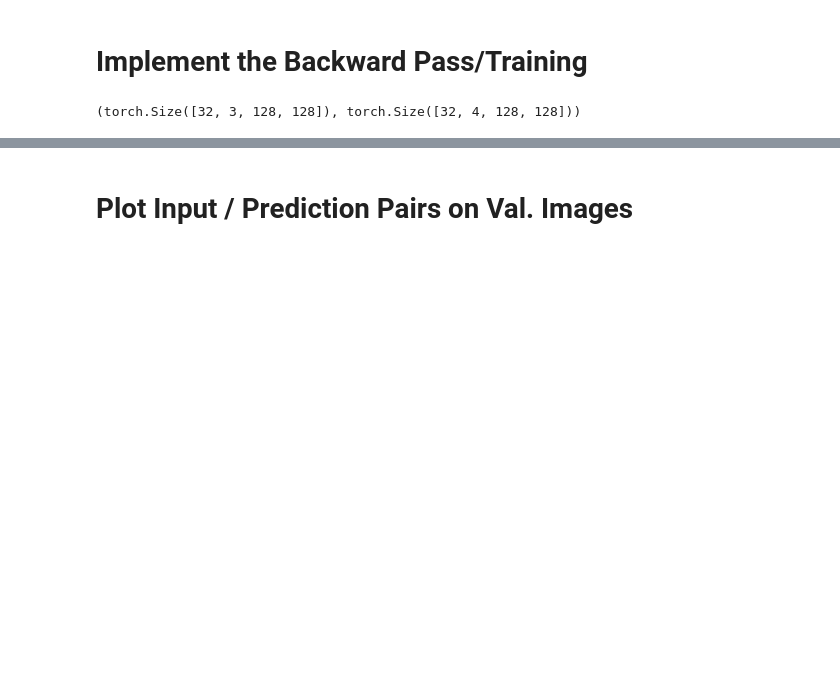
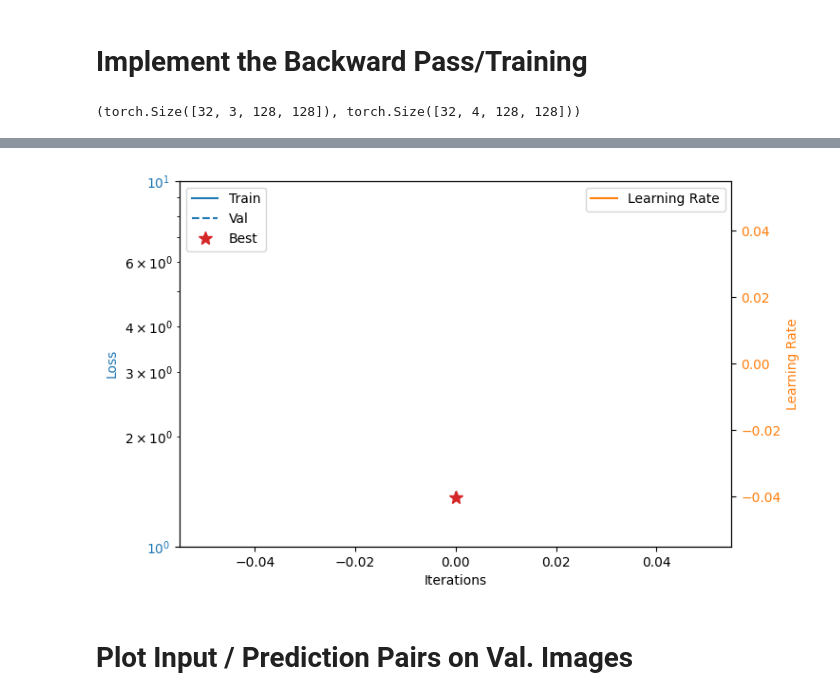
Before and after one commit to pikruse/pennycress-unet, a Jupyter notebook: notebooks/multiclass_segmentation.ipynb, the cells around one changed output, grey strips where cells are left out. Cells and saved outputs as stored; diff of their text form; code cells hidden in the pictures; blank space fills up the shorter version.

```diff
--- a/notebooks/multiclass_segmentation.ipynb
+++ b/notebooks/multiclass_segmentation.ipynb
@@ -619,3 +691,46 @@ KeyboardInterrupt:
+# %%
+# parse logs
+logs = []
+with open('../multiclass_training/log.csv', 'r') as f:
+    logs = f.readlines()
+    logs = [l.strip() for l in logs][1:]
+logs = [l.split(',') for l in logs]
+logs = np.array(logs).astype(float)
+iterations, train_loss, val_loss = logs.T
+iterations = iterations.astype(int)
+
+iters = np.arange(0, iterations.max(), 100)
+lrs = [get_lr(it) for it in iters]
+
+# get best model
+best_iter = iterations[np.argmin(val_loss)]
+
+# plot
+fig, ax = plt.subplots(1, 1, figsize=(7.5, 5))
+
+# losses
+ax.semilogy(iterations, train_loss, '-', color='tab:blue', label='Train')
+ax.semilogy(iterations, val_loss, '--', color='tab:blue', label='Val')
+ax.semilogy(best_iter, min(val_loss), '*', color='tab:red', label='Best', markersize=10)
+ax.set_ylabel('Loss', color='tab:blue')
+ax.set_xlabel('Iterations')
+ymin, ymax = ax.get_ylim()
+ymin = 10 ** int(np.log10(ymin) - 1)
+ymax = 10 ** int(np.log10(ymax) + 1)
+ax.set_ylim(ymin, ymax)
+ax.tick_params(axis='y', labelcolor='tab:blue')
+ax.legend(loc='upper left')
+
+# learning rate
+ax2 = ax.twinx()
+ax2.plot(iters, lrs, '-', color='tab:orange', label='Learning Rate')
+ax2.tick_params(axis='y', labelcolor='tab:orange')
+ax2.set_ylabel('Learning Rate', color='tab:orange')
+ax2.legend(loc='upper right')
+
+plt.show()
+# %% [output]
+[figure, added]
 # %% [markdown]
 # Plot Input / Prediction Pairs on Val. Images
 # %%
```
Also changed, not shown: parts of 9 cells of this notebook, 2 other files.
